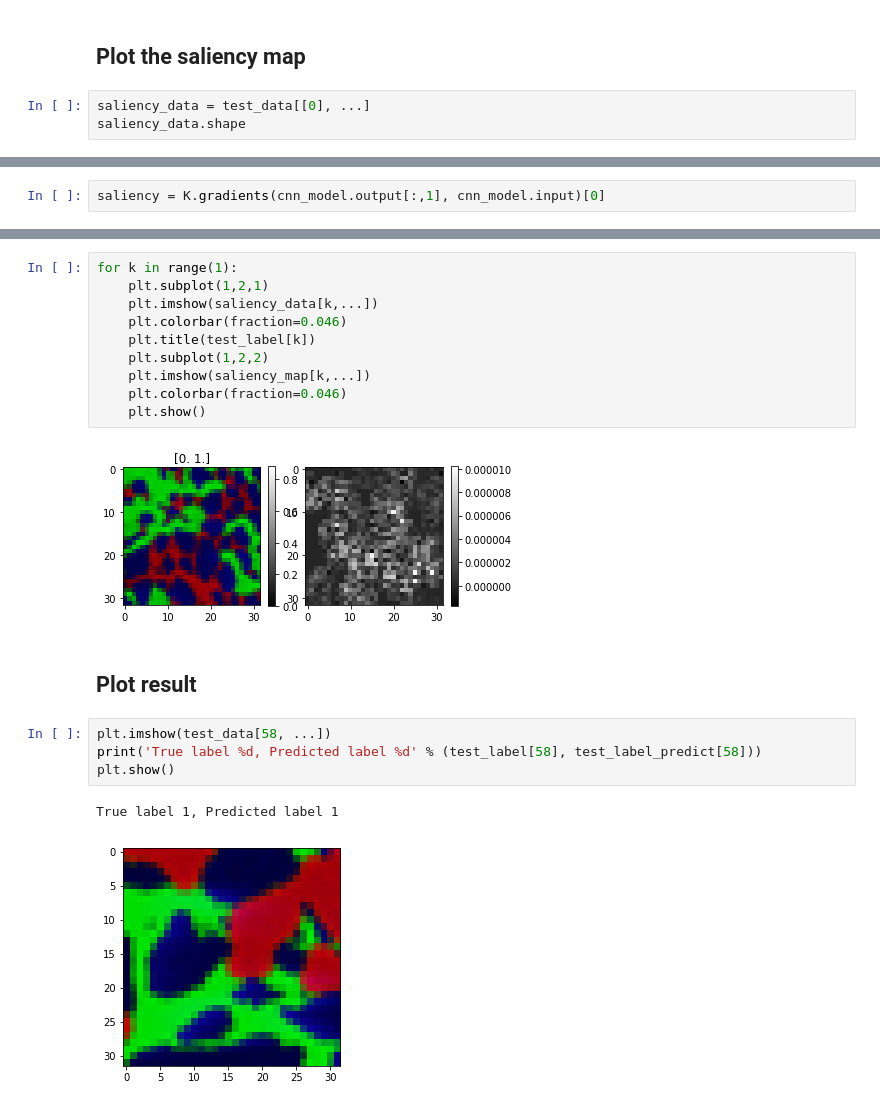
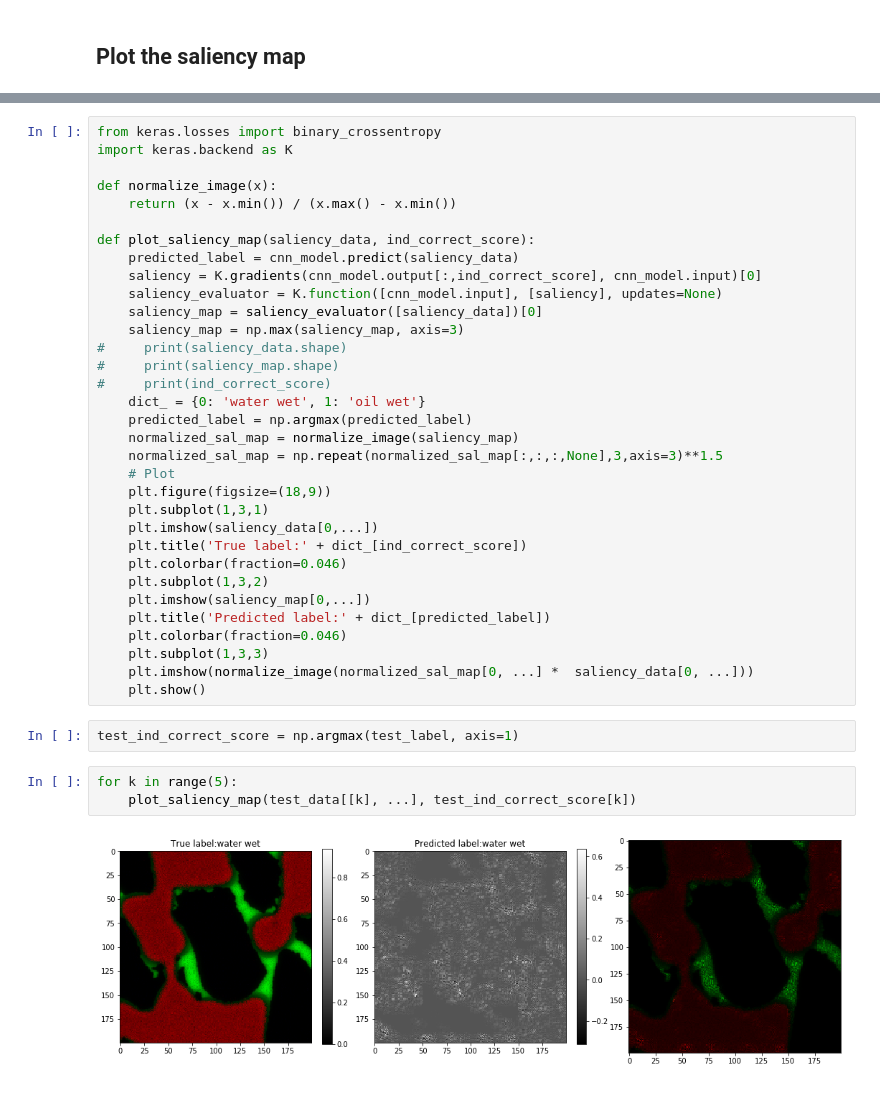
Before and after one commit to wy30422/WettabilityClassification, a Jupyter notebook: conv_model.ipynb, the cells around one changed output, grey strips where cells are left out. Drawn from its saved outputs; the diff is of its cells as text.

Commit message:
[Milestone] ss2 200x200 good results

```diff
--- a/conv_model.ipynb
+++ b/conv_model.ipynb
@@ -190,5 +228,2 @@ pickle.dump( hist.history, open( "saved_models/hist_conv_sandstone2_32x32_onehot
 # %% [markdown]
 ## Plot the saliency map
-# %%
-saliency_data = test_data[[0], ...]
-saliency_data.shape
@@ -217,2 +229,0 @@ cnn_model.output
-# %%
-saliency = K.gradients(cnn_model.output[:,1], cnn_model.input)[0]
@@ -236,21 +230,40 @@ plt.set_cmap('gray')
-# %%
-for k in range(1):
-    plt.subplot(1,2,1)
-    plt.imshow(saliency_data[k,...])
-    plt.colorbar(fraction=0.046)
-    plt.title(test_label[k])
-    plt.subplot(1,2,2)
-    plt.imshow(saliency_map[k,...])
-    plt.colorbar(fraction=0.046)
-    plt.show()
-# %% [output]
-[figure, removed]
-# %% [markdown]
-## Plot result
-# %%
-plt.imshow(test_data[58, ...])
-print('True label %d, Predicted label %d' % (test_label[58], test_label_predict[58]))
-plt.show()
-# %% [output]
-True label 1, Predicted label 1
-[figure, removed]
+# %%
+from keras.losses import binary_crossentropy
+import keras.backend as K
+
+def normalize_image(x):
+    return (x - x.min()) / (x.max() - x.min())
+
+def plot_saliency_map(saliency_data, ind_correct_score):
+    predicted_label = cnn_model.predict(saliency_data)
+    saliency = K.gradients(cnn_model.output[:,ind_correct_score], cnn_model.input)[0]
+    saliency_evaluator = K.function([cnn_model.input], [saliency], updates=None)
+    saliency_map = saliency_evaluator([saliency_data])[0]
+    saliency_map = np.max(saliency_map, axis=3)
+#     print(saliency_data.shape)
+#     print(saliency_map.shape)
+#     print(ind_correct_score)
+    dict_ = {0: 'water wet', 1: 'oil wet'}
+    predicted_label = np.argmax(predicted_label)
+    normalized_sal_map = normalize_image(saliency_map)
+    normalized_sal_map = np.repeat(normalized_sal_map[:,:,:,None],3,axis=3)**1.5
+    # Plot
+    plt.figure(figsize=(18,9))
+    plt.subplot(1,3,1)
+    plt.imshow(saliency_data[0,...])
+    plt.title('True label:' + dict_[ind_correct_score])
+    plt.colorbar(fraction=0.046)
+    plt.subplot(1,3,2)
+    plt.imshow(saliency_map[0,...])
+    plt.title('Predicted label:' + dict_[predicted_label])
+    plt.colorbar(fraction=0.046)
+    plt.subplot(1,3,3)
+    plt.imshow(normalize_image(normalized_sal_map[0, ...] *  saliency_data[0, ...]))
+    plt.show()
+# %%
+test_ind_correct_score = np.argmax(test_label, axis=1)
+# %%
+for k in range(5):
+    plot_saliency_map(test_data[[k], ...], test_ind_correct_score[k])
+# %% [output]
+[figure, added]
```
Also changed, not shown: parts of 31 cells of this notebook.
